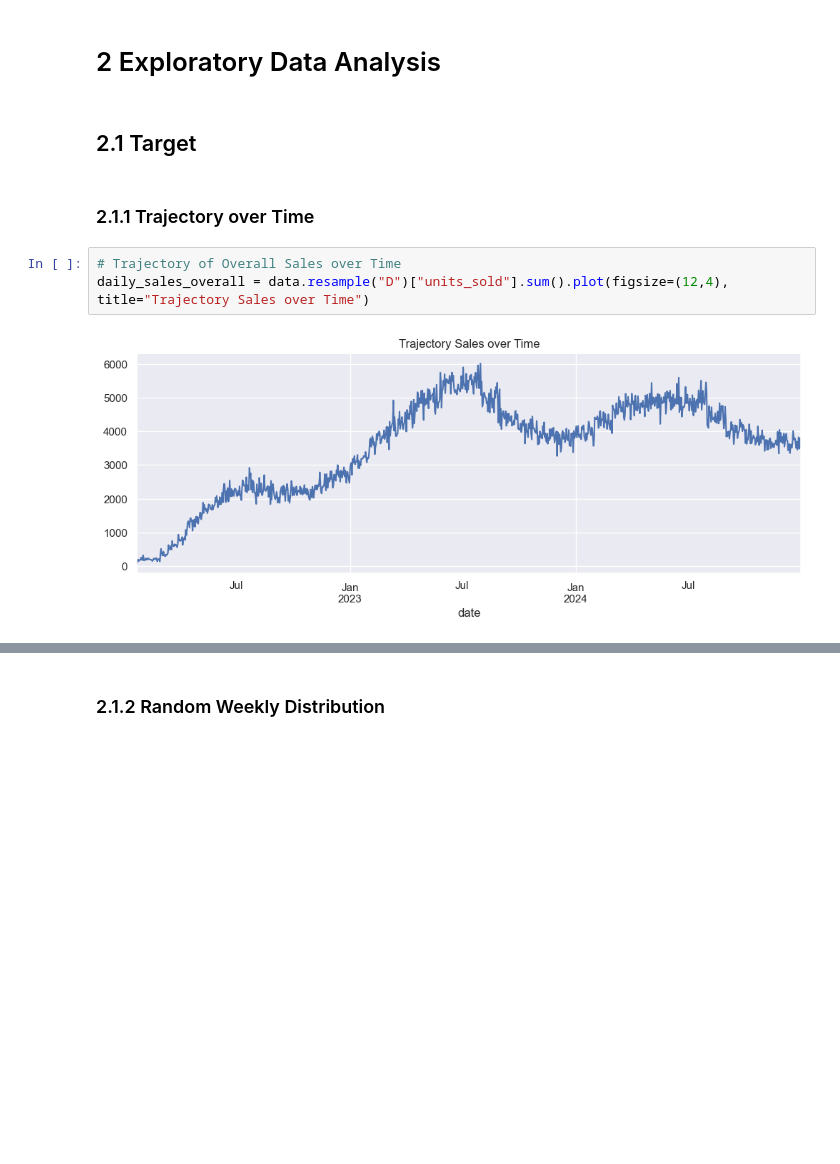
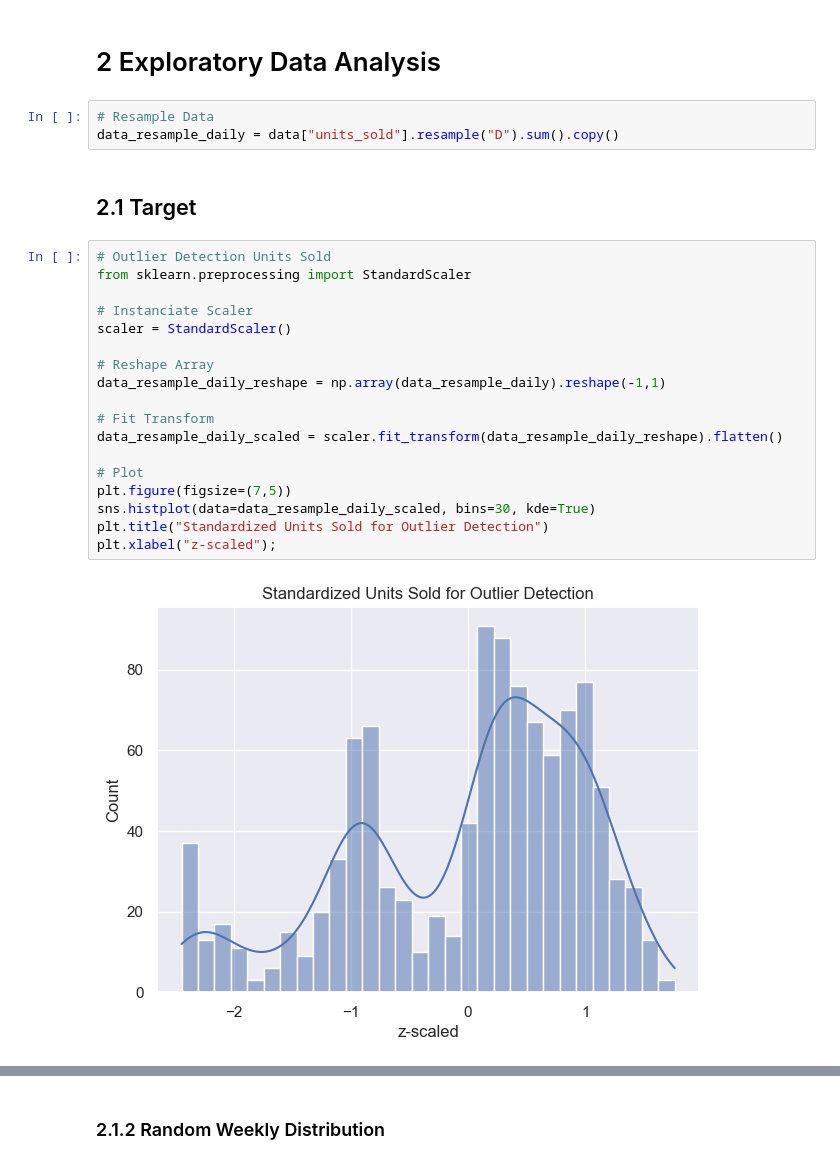
Before and after one commit to emsif84/sales_forecasting, a Jupyter notebook: Forecasting/1_eda/eda.ipynb, the cells around one changed output, grey strips where cells are left out. Cells and saved outputs as stored; diff of their text form; blank space fills up the shorter version.

```diff
--- a/Forecasting/1_eda/eda.ipynb
+++ b/Forecasting/1_eda/eda.ipynb
@@ -77,12 +77,28 @@ units_sold: True
 data = data[~data["delivered_qty"] < 0]
 # %% [markdown]
 # 2 Exploratory Data Analysis
+# %%
+# Resample Data
+data_resample_daily = data["units_sold"].resample("D").sum().copy()
 # %% [markdown]
 ## 2.1 Target
-# %% [markdown]
-### 2.1.1 Trajectory over Time
-# %%
-# Trajectory of Overall Sales over Time
-daily_sales_overall = data.resample("D")["units_sold"].sum().plot(figsize=(12,4), title="Trajectory Sales over Time")
-# %% [output]
-[figure, removed]
+# %%
+# Outlier Detection Units Sold
+from sklearn.preprocessing import StandardScaler
+
+# Instanciate Scaler
+scaler = StandardScaler()
+
+# Reshape Array
+data_resample_daily_reshape = np.array(data_resample_daily).reshape(-1,1)
+
+# Fit Transform
+data_resample_daily_scaled = scaler.fit_transform(data_resample_daily_reshape).flatten()
+
+# Plot
+plt.figure(figsize=(7,5))
+sns.histplot(data=data_resample_daily_scaled, bins=30, kde=True)
+plt.title("Standardized Units Sold for Outlier Detection")
+plt.xlabel("z-scaled");
+# %% [output]
+[figure, added]
```
Also changed, not shown: parts of 10 cells of this notebook.
